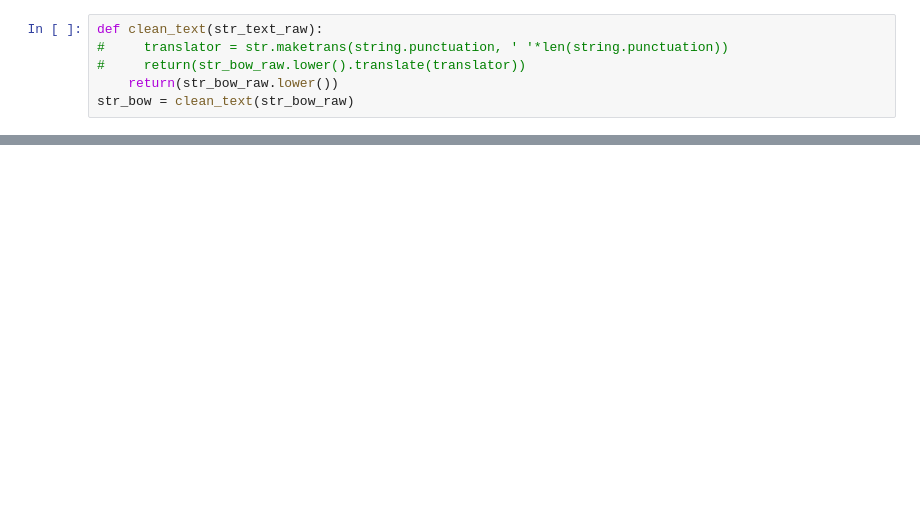
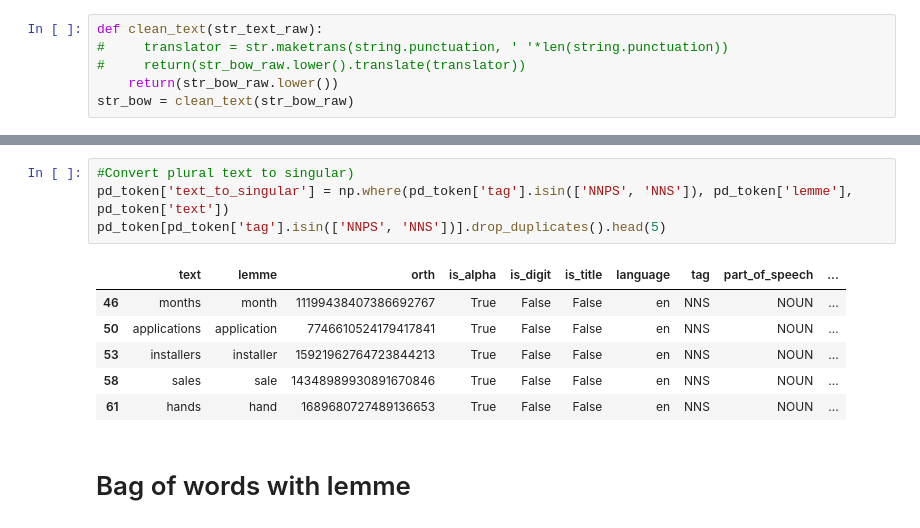
Before and after one commit to mikongame/Module-3-Project-2-ML-Fraud-Detection, a Jupyter notebook: your-code/Spacy.ipynb, the cells around one changed output, grey strips where cells are left out. Drawn from its saved outputs; the diff is of its cells as text; blank space fills up the shorter version.

Commit message:
bag of words complete

```diff
--- a/your-code/Spacy.ipynb
+++ b/your-code/Spacy.ipynb
@@ -90,0 +116,13 @@ print(tok_exp)
+# %%
+#Convert plural text to singular)
+pd_token['text_to_singular'] = np.where(pd_token['tag'].isin(['NNPS', 'NNS']), pd_token['lemme'], pd_token['text'])
+pd_token[pd_token['tag'].isin(['NNPS', 'NNS'])].drop_duplicates().head(5)
+# %% [output]
+|  | text | lemme | orth | is_alpha | is_digit | is_title | language | tag | part_of_speech | ... |
+| 46 | months | month | 11199438407386692767 | True | False | False | en | NNS | NOUN | ... |
+| 50 | applications | application | 7746610524179417841 | True | False | False | en | NNS | NOUN | ... |
+| 53 | installers | installer | 15921962764723844213 | True | False | False | en | NNS | NOUN | ... |
+| 58 | sales | sale | 14348989930891670846 | True | False | False | en | NNS | NOUN | ... |
+| 61 | hands | hand | 1689680727489136653 | True | False | False | en | NNS | NOUN | ... |
+# %% [markdown]
+# Bag of words with lemme
```
Also changed, not shown: parts of 30 cells of this notebook, 1 other file.
